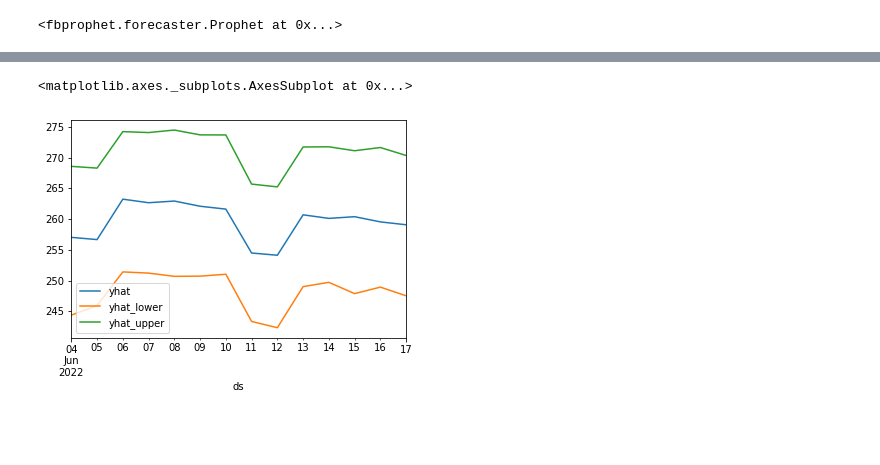
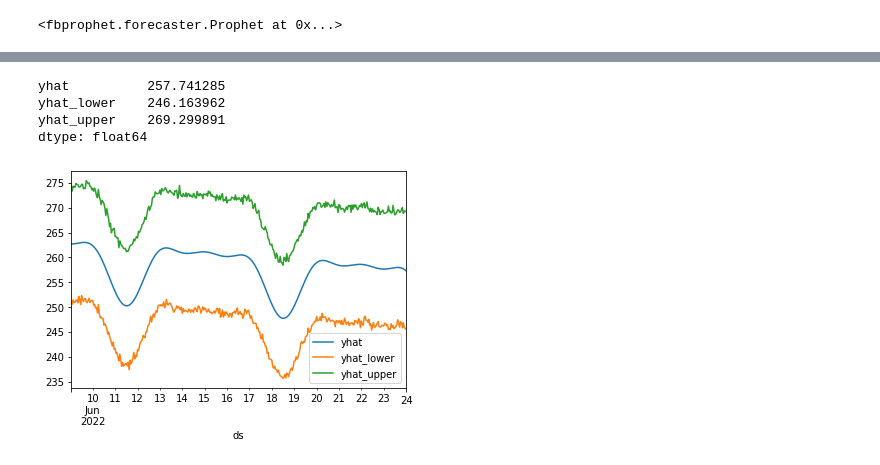
Before and after one commit to marcoberton/Project_2_group_1, a Jupyter notebook: ml_strategy.ipynb, the cells around one changed output, grey strips where cells are left out. Saved outputs shown, nothing was run; the diff lists cells and outputs as text; code cells hidden in the pictures; blank space fills up the shorter version.

```diff
--- a/ml_strategy.ipynb
+++ b/ml_strategy.ipynb
@@ -81,0 +55,15 @@ msft_prophet_df
+# %%
+# Create ds, y DataFrame for fbProphet processing
+ticker='MSFT'
+
+# Get current closing prices for MSFT from last two years
+msft_df = fetch_yahoo(ticker, 2)
+
+# Display sample data
+display(msft_df.head())
+display(msft_df.tail())
+print(msft_df.shape)
+
+
+# Plot the DataFrame with hvplot
+msft_df['y'].plot()
@@ -88,6 +94,6 @@ NameError: name 'Prophet' is not defined
 # %%
 # Fit the model
-model_msft.fit(msft_prophet_df)
+model_msft.fit(msft_df)
 # %% [output]
 INFO:fbprophet:Disabling yearly seasonality. Run prophet with yearly_seasonality=True to override this.
 INFO:fbprophet:Disabling daily seasonality. Run prophet with daily_seasonality=True to override this.
@@ -95,9 +101,9 @@ INFO:fbprophet:Disabling daily seasonality. Run prophet with daily_seasonality=T
 # %%
 # Forecast two week of future trends data for MSFT
 # Tweak periods and freq to easily adjust desired sliders
-future_msft = model_msft.make_future_dataframe(periods=14, freq="D")
+future_msft = model_msft.make_future_dataframe(periods=360, freq="H")
 
 # Display the last five rows of the DataFrame
-future_msft.tail()
+future_msft
 # %% [output]
 |  | ds |
@@ -145,7 +158,11 @@ forecast_msft.head()
 # %%
-# Plot the results
-forecast_plot = forecast_msft[['yhat', 'yhat_lower', 'yhat_upper']].iloc[-14:,:].plot()
-forecast_plot
+# Plot the results for the next two weeks & get the mean
+forecast_two_week_plot = forecast_msft[['yhat', 'yhat_lower', 'yhat_upper']].iloc[-360:,:].plot()
+forecast_two_week_plot
+forecast_msft[['yhat', 'yhat_lower', 'yhat_upper']].iloc[-360:,:].mean()
 # %% [output]
-<matplotlib.axes._subplots.AxesSubplot at 0x...>
+yhat          257.741285
+yhat_lower    246.163962
+yhat_upper    269.299891
+dtype: float64
-[figure, old version]
+[figure, new version]
```
Also changed, not shown: parts of 37 cells of this notebook, 2 other files.
